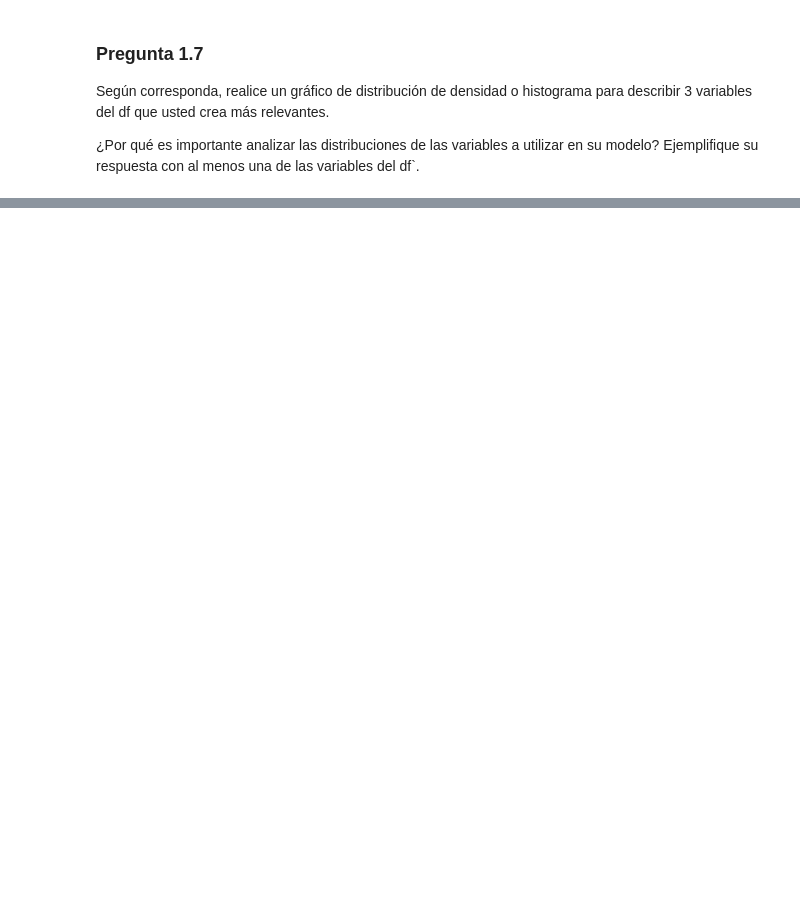
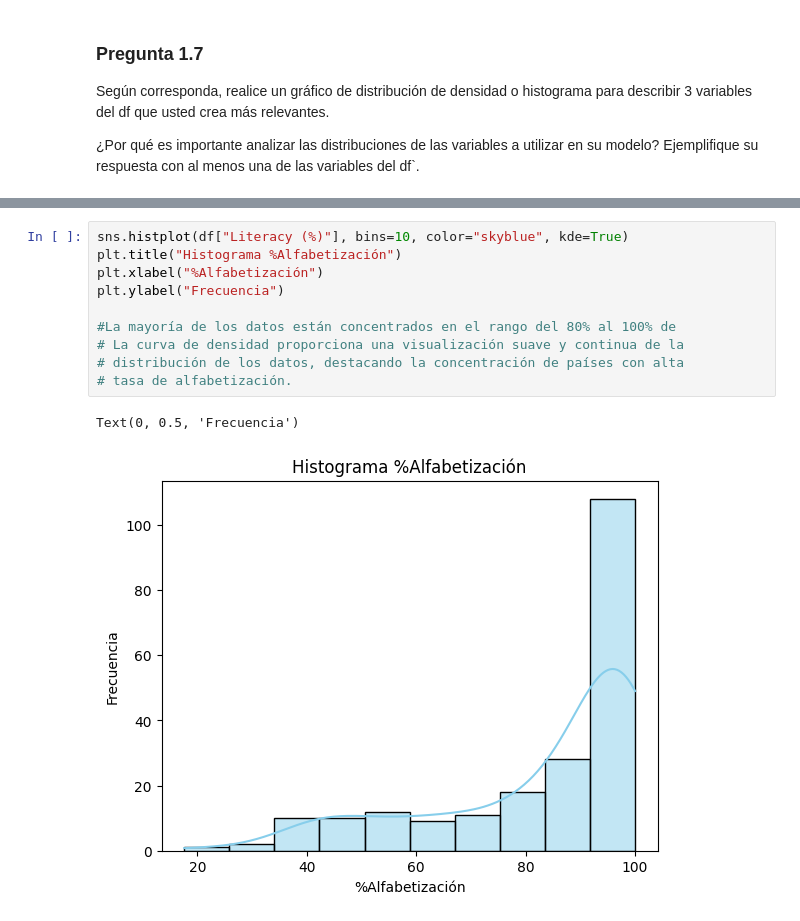
Before and after one commit to catamege/Tarea_1_Lantadilla_Mege, a Jupyter notebook: Tarea1.ipynb, the cells around one changed output, grey strips where cells are left out. Cells and saved outputs as stored; diff of their text form; blank space fills up the shorter version.

```diff
--- a/Tarea1.ipynb
+++ b/Tarea1.ipynb
@@ -290,0 +308,13 @@ Text(0.5, 1.0, 'Histograma PIB per cápita')
+# %%
+sns.histplot(df["Literacy (%)"], bins=10, color="skyblue", kde=True)
+plt.title("Histograma %Alfabetización")
+plt.xlabel("%Alfabetización")
+plt.ylabel("Frecuencia")
+
+#La mayoría de los datos están concentrados en el rango del 80% al 100% de
+# La curva de densidad proporciona una visualización suave y continua de la
+# distribución de los datos, destacando la concentración de países con alta
+# tasa de alfabetización.
+# %% [output]
+Text(0, 0.5, 'Frecuencia')
+[figure, added]
```
Also changed, not shown: parts of 57 cells of this notebook.
